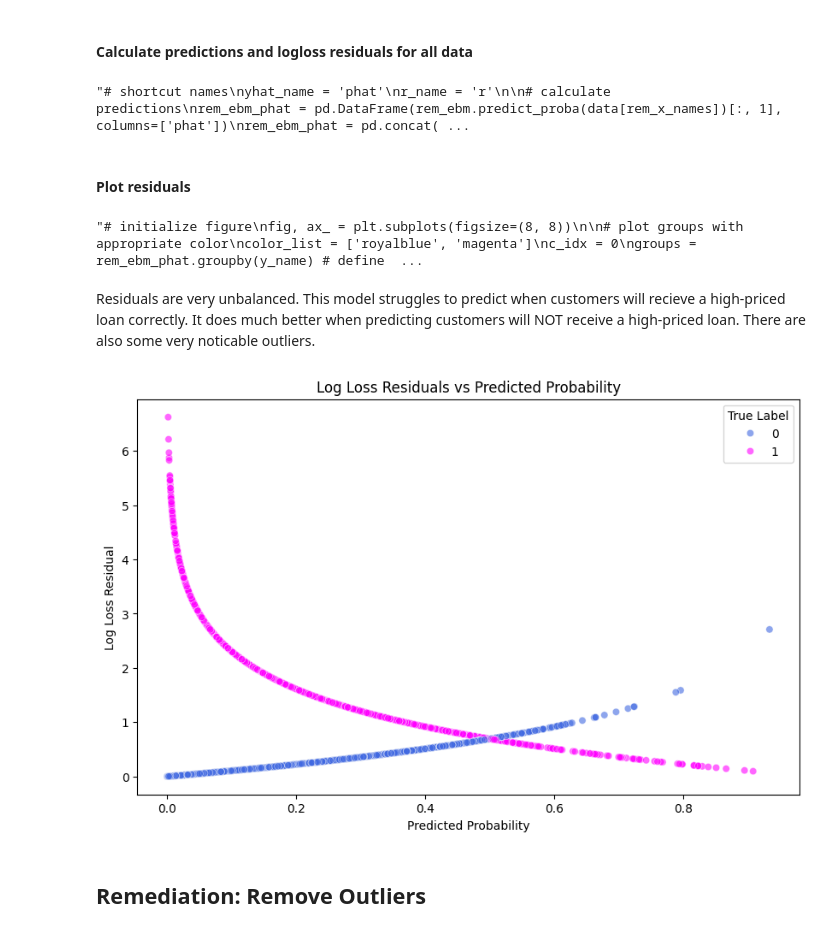
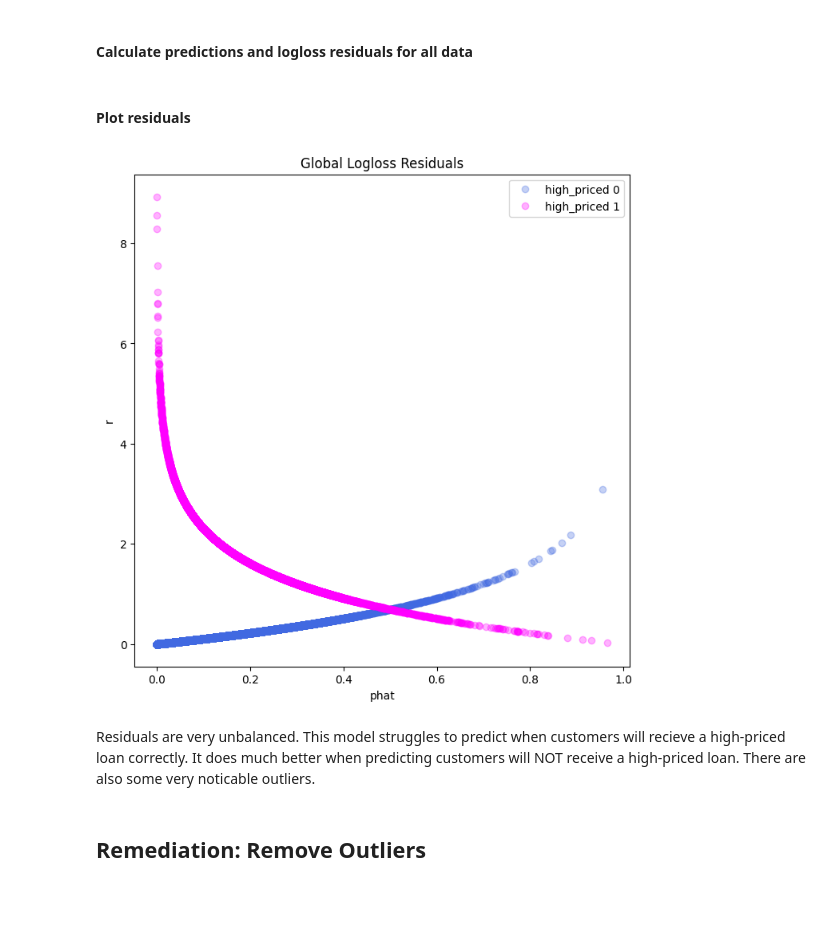
Before and after one commit to PCarissa/GWU_rml, a Jupyter notebook: assignments/assign_5_template.ipynb, the cells around one changed output. Cells and saved outputs as stored; diff of their text form; code cells hidden in the pictures; blank space fills up the shorter version.

```diff
--- a/assignments/assign_5_template.ipynb
+++ b/assignments/assign_5_template.ipynb
@@ -250,7 +232,7 @@ Also, this tells us we need to monitor this model carefully, because when recess
 # %% [markdown]
 #### Calculate predictions and logloss residuals for all data
 # %%
-'''# shortcut names
+# shortcut names
 yhat_name = 'phat'
 r_name = 'r'
 
@@ -260,56 +242,32 @@ rem_ebm_phat = pd.concat([data.reset_index(drop=True), rem_ebm_phat], axis=1)
 
 # calculate logloss residuals
 rem_ebm_phat[r_name] = -rem_ebm_phat[y_name]*np.log(rem_ebm_phat[yhat_name]) -\
-                       (1 - rem_ebm_phat[y_name])*np.log(1 - rem_ebm_phat[yhat_name])'''
+                       (1 - rem_ebm_phat[y_name])*np.log(1 - rem_ebm_phat[yhat_name])
-# %% [output]
-"# shortcut names\nyhat_name = 'phat'\nr_name = 'r'\n\n# calculate predictions\nrem_ebm_phat = pd.DataFrame(rem_ebm.predict_proba(data[rem_x_names])[:, 1], columns=['phat'])\nrem_ebm_phat = pd.concat( ...
 # %% [markdown]
 #### Plot residuals
 # %%
-'''# initialize figure
+# initialize figure
 fig, ax_ = plt.subplots(figsize=(8, 8))
 
 # plot groups with appropriate color
 color_list = ['royalblue', 'magenta']
 c_idx = 0
 groups = rem_ebm_phat.groupby(y_name) # define groups for levels of PAY_0
 for name, group in groups:
     ax_.plot(group.phat, group.r,
              label=' '.join([y_name, str(name)]),
              marker='o', linestyle='', color=color_list[c_idx], alpha=0.3)
     c_idx += 1
 
 # annotate plot
 _ = plt.xlabel(yhat_name)
 _ = plt.ylabel(r_name)
 _ = ax_.legend(loc=1)
-_ = plt.title('Global Logloss Residuals')'''
+_ = plt.title('Global Logloss Residuals')
 # %% [output]
-"# initialize figure\nfig, ax_ = plt.subplots(figsize=(8, 8))\n\n# plot groups with appropriate color\ncolor_list = ['royalblue', 'magenta']\nc_idx = 0\ngroups = rem_ebm_phat.groupby(y_name) # define  ...
+[figure, added]
 # %% [markdown]
 Residuals are very unbalanced. This model struggles to predict when customers will recieve a high-priced loan correctly. It does much better when predicting customers will NOT receive a high-priced loan. There are also some very noticable outliers.
-# %%
-import numpy as np
-import matplotlib.pyplot as plt
-import seaborn as sns
-
-# Clip predictions to avoid log(0)
-epsilon = 1e-15
-y_pred_clipped = np.clip(y_pred, epsilon, 1 - epsilon)
-
-# Compute log loss residuals
-log_loss_residuals = -y_test * np.log(y_pred_clipped) - (1 - y_test) * np.log(1 - y_pred_clipped)
-
-# Plot residuals
-plt.figure(figsize=(10, 6))
-sns.scatterplot(x=y_pred, y=log_loss_residuals, hue=y_test, alpha=0.6, palette=['royalblue', 'magenta'])
-plt.xlabel("Predicted Probability")
-plt.ylabel("Log Loss Residual")
-plt.title("Log Loss Residuals vs Predicted Probability")
-plt.legend(title="True Label")
-plt.show()
-# %% [output]
-[figure, removed]
 # %% [markdown]
 ## Remediation: Remove Outliers
 # %% [markdown]
```
Also changed, not shown: parts of 14 cells of this notebook.
